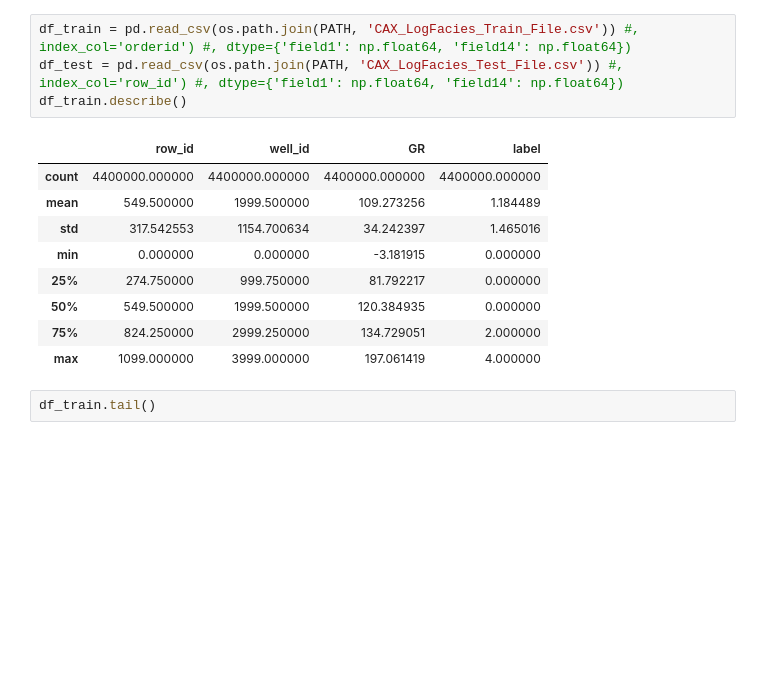
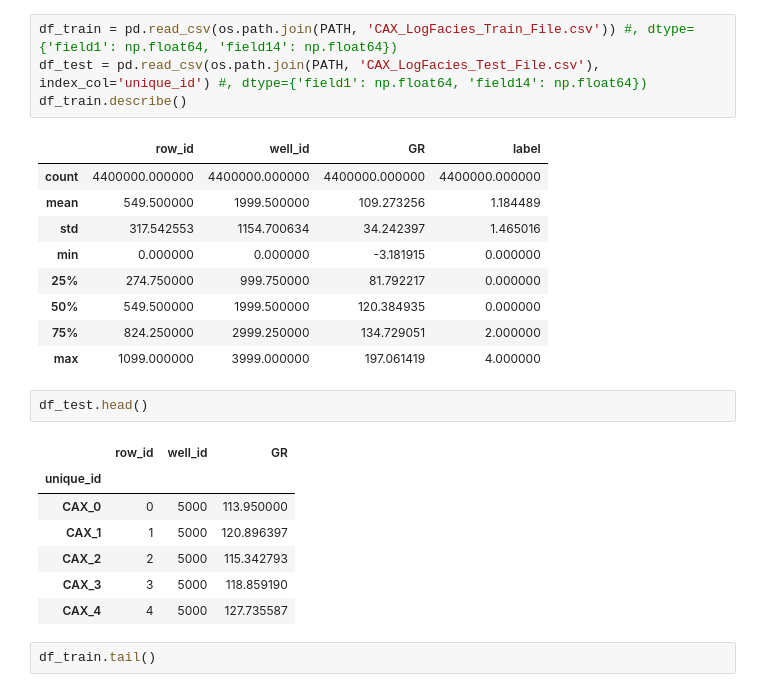
Before and after one commit to ABV-Hub/crowdanalytix, a Jupyter notebook: workinprogress.ipynb, the cells around one changed output. Saved outputs shown, nothing was run; the diff lists cells and outputs as text; blank space fills up the shorter version.

```diff
--- a/workinprogress.ipynb
+++ b/workinprogress.ipynb
@@ -87,8 +87,8 @@ Enter your authorization code:
 ··········
 Mounted at /content/drive
 # %%
-df_train = pd.read_csv(os.path.join(PATH, 'CAX_LogFacies_Train_File.csv')) #, index_col='orderid') #, dtype={'field1': np.float64, 'field14': np.float64})
-df_test = pd.read_csv(os.path.join(PATH, 'CAX_LogFacies_Test_File.csv')) #, index_col='row_id') #, dtype={'field1': np.float64, 'field14': np.float64})
+df_train = pd.read_csv(os.path.join(PATH, 'CAX_LogFacies_Train_File.csv')) #, dtype={'field1': np.float64, 'field14': np.float64})
+df_test = pd.read_csv(os.path.join(PATH, 'CAX_LogFacies_Test_File.csv'), index_col='unique_id') #, dtype={'field1': np.float64, 'field14': np.float64})
 df_train.describe()
 # %% [output]
 |  | row_id | well_id | GR | label |
@@ -100,6 +100,16 @@ df_train.describe()
 | 50% | 549.500000 | 1999.500000 | 120.384935 | 0.000000 |
 | 75% | 824.250000 | 2999.250000 | 134.729051 | 2.000000 |
 | max | 1099.000000 | 3999.000000 | 197.061419 | 4.000000 |
+# %%
+df_test.head()
+# %% [output]
+|  | row_id | well_id | GR |
+| unique_id |  |  |  |
+| CAX_0 | 0 | 5000 | 113.950000 |
+| CAX_1 | 1 | 5000 | 120.896397 |
+| CAX_2 | 2 | 5000 | 115.342793 |
+| CAX_3 | 3 | 5000 | 118.859190 |
+| CAX_4 | 4 | 5000 | 127.735587 |
 # %%
 df_train.tail()
 # %% [output]
```
Also changed, not shown: parts of 3 cells of this notebook.
